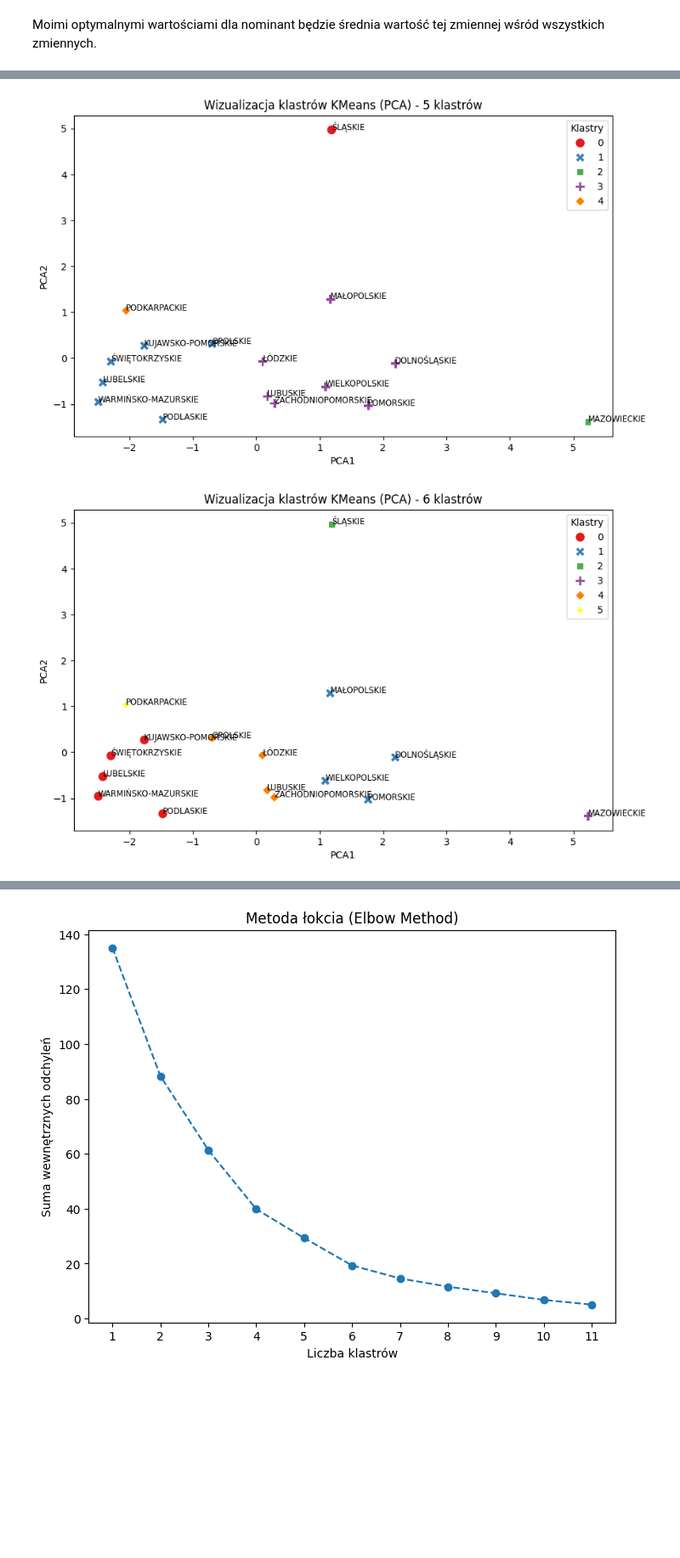
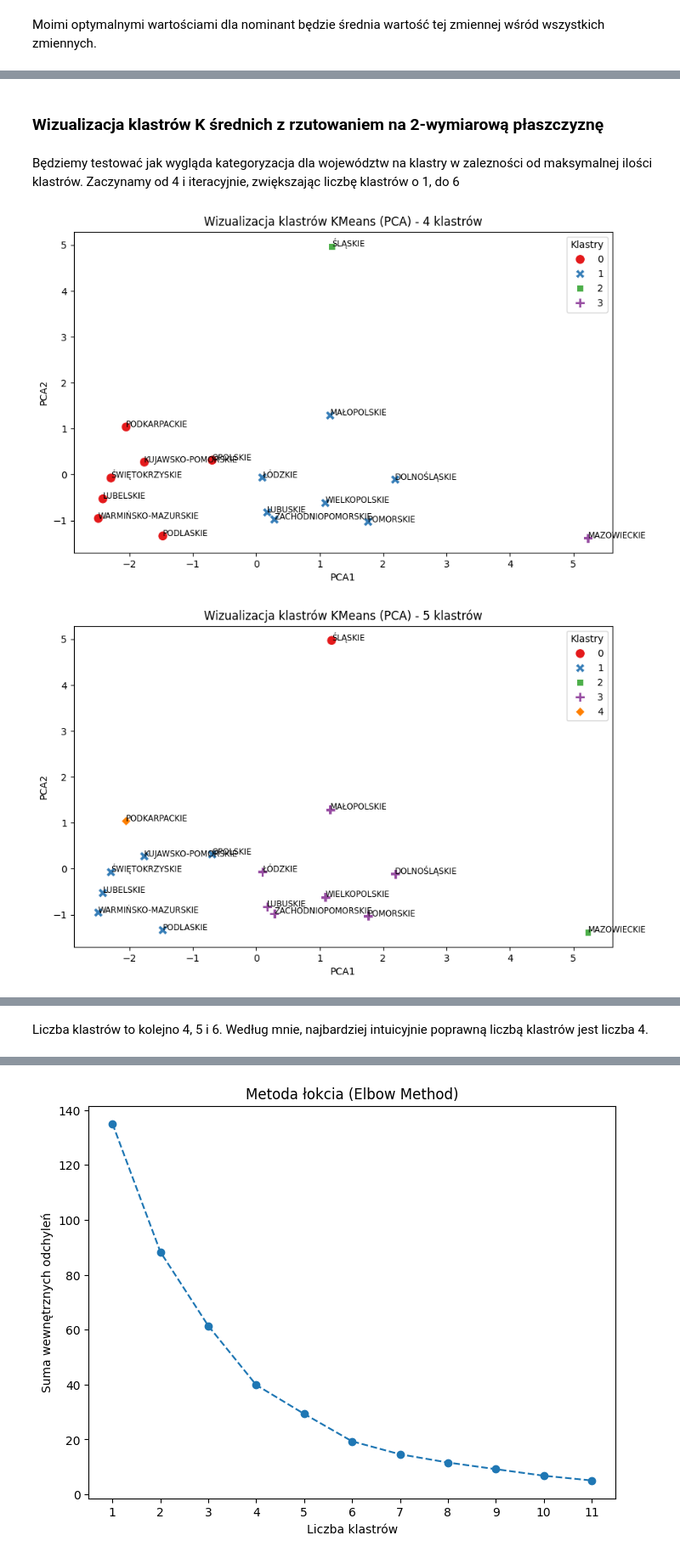
Before and after one commit to Jakaz78/Analiza, a Jupyter notebook: main.ipynb, the cells around one changed output, grey strips where cells are left out. Shown at 85% size. Drawn from its saved outputs; the diff is of its cells as text; code cells hidden in the pictures; blank space fills up the shorter version.

```diff
--- a/main.ipynb
+++ b/main.ipynb
@@ -299,26 +338,30 @@ def plt_wykres(n_clusters):
+# %% [markdown]
+### <a id="kmean"></a>Wizualizacja klastrów K średnich z rzutowaniem na 2-wymiarową płaszczyznę
+# %% [markdown]
+Będziemy testować jak wygląda kategoryzacja dla województw na klastry w zalezności od maksymalnej ilości klastrów. Zaczynamy od 4 i iteracyjnie, zwiększając liczbę klastrów o 1, do 6
 # %%
 wojewodztwa_kmean = wojewodztwa.copy()
 
 wojewodztwa_kmean = wojewodztwa_kmean[[col for col in wojewodztwa_kmean.iloc[:,1:]]]
 wojewodztwa_kmean = standaryzacja(wojewodztwa.drop(columns=['wojewodztwo']))
-for n_clusters in range(5, 8):
+for n_clusters in range(4, 7):
     kmeans = KMeans(n_clusters=n_clusters, n_init=20, random_state=42).fit(wojewodztwa_kmean)
 
     wojewodztwa['gr2'] = kmeans.labels_
 
     pca = PCA(n_components=2)
     wojewodztwa_pca_df = pd.DataFrame(pca.fit_transform(wojewodztwa_kmean), columns=['PCA1', 'PCA2'])
     wojewodztwa_pca_df['gr2'] = wojewodztwa['gr2']
     wojewodztwa_pca_df['wojewodztwo'] = wojewodztwa['wojewodztwo']
 
     plt.figure(figsize=(10, 6))
     sns.scatterplot(x='PCA1', y='PCA2', hue='gr2', style='gr2', data=wojewodztwa_pca_df, palette='Set1', s=100)
 
 
     for i in range(wojewodztwa_pca_df.shape[0]):
         plt.text(wojewodztwa_pca_df.PCA1[i], wojewodztwa_pca_df.PCA2[i], wojewodztwa_pca_df['wojewodztwo'][i],
                  horizontalalignment='left', size='small', color='black')
     plt_wykres(n_clusters)
 # %% [output]
-[figure, old version]
+[figure, new version]
-[figure, old version]
+[figure, new version]
@@ -325,0 +369,2 @@ for n_clusters in range(5, 8):
+# %% [markdown]
+Liczba klastrów to kolejno 4, 5 i 6. Według mnie, najbardziej intuicyjnie poprawną liczbą klastrów jest liczba 4.
```
Also changed, not shown: parts of 39 cells of this notebook, 2 other files.
